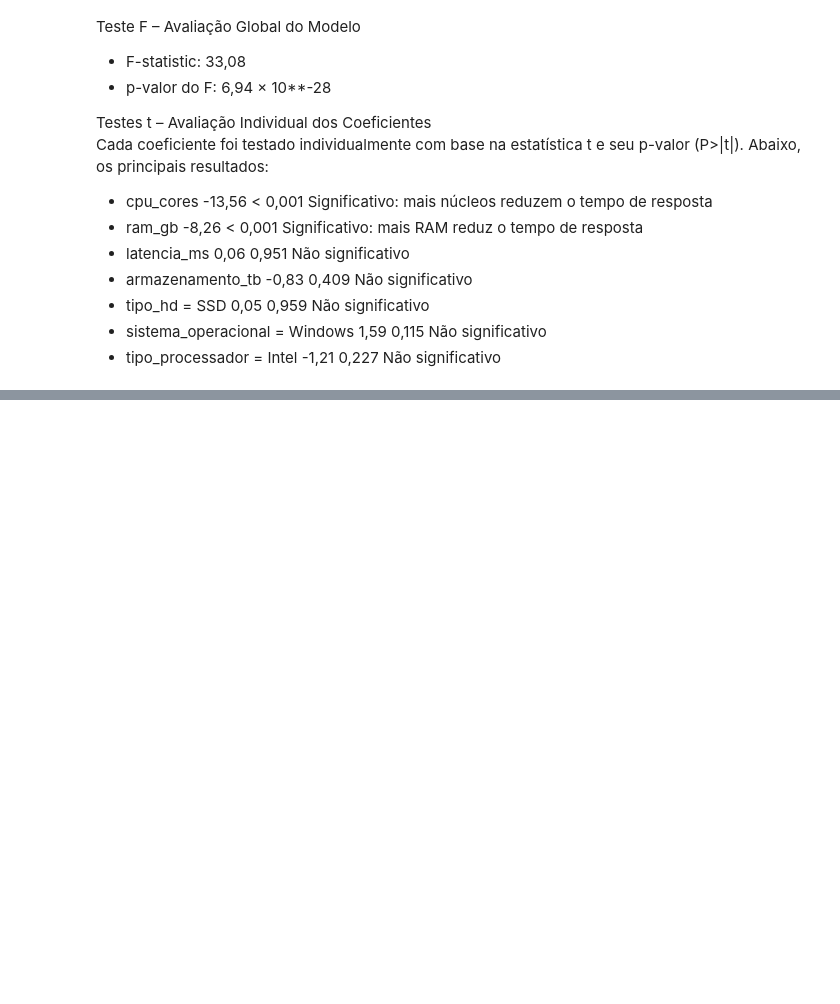
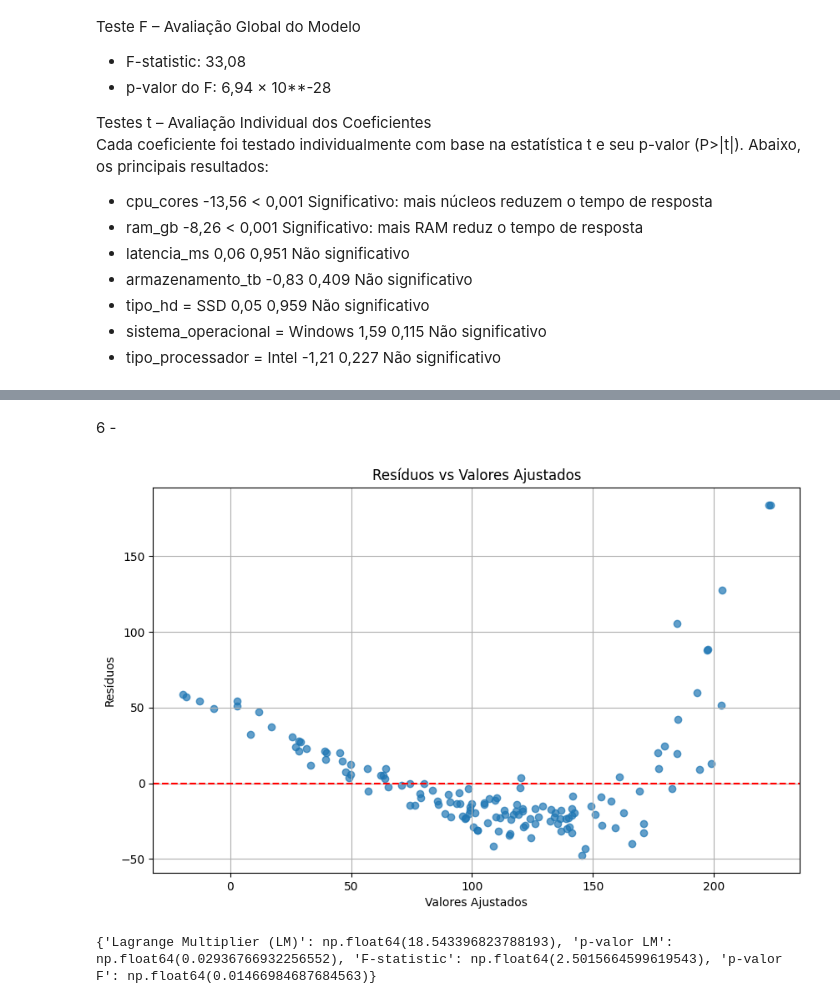
Before and after one commit to viniciusclopess/Av2_MAD_ViniciusLopes, a Jupyter notebook: AV2_MAD_ViniciusLopes.ipynb, the cells around one changed output, grey strips where cells are left out. Cells and saved outputs as stored; diff of their text form; code cells hidden in the pictures; blank space fills up the shorter version.

```diff
--- a/AV2_MAD_ViniciusLopes.ipynb
+++ b/AV2_MAD_ViniciusLopes.ipynb
@@ -124,0 +192,43 @@ Cada coeficiente foi testado individualmente com base na estatística t e seu p-
+# %% [markdown]
+6 -
+# %%
+from statsmodels.stats.diagnostic import het_breuschpagan
+
+df_clean = df.dropna(subset=[
+    'tempo_resposta', 'cpu_cores', 'ram_gb', 'latencia_ms', 'armazenamento_tb',
+    'sistema_operacional', 'tipo_hd', 'tipo_processador'
+])
+
+# tratamento
+formula = 'tempo_resposta ~ cpu_cores + ram_gb + latencia_ms + armazenamento_tb + C(sistema_operacional) + C(tipo_hd) + C(tipo_processador)'
+
+# y e X como dummies
+y, X = psy.dmatrices(formula, data=df_clean, return_type='dataframe')
+
+# ajuste do modelo
+modelo = sm.OLS(y, X).fit()
+
+# obter as varíaveis
+residuos = modelo.resid
+valores_ajustados = modelo.fittedvalues
+
+# gráfico
+plt.figure(figsize=(10, 6))
+plt.scatter(valores_ajustados, residuos, alpha=0.7)
+plt.axhline(y=0, color='red', linestyle='--')
+plt.title('Resíduos vs Valores Ajustados')
+plt.xlabel('Valores Ajustados')
+plt.ylabel('Resíduos')
+plt.grid(True)
+plt.show()
+
+# teste de Breusch-Pagan
+bp_test = het_breuschpagan(residuos, X)
+
+# resultado do teste
+labels = ['Lagrange Multiplier (LM)', 'p-valor LM', 'F-statistic', 'p-valor F']
+resultado_bp = dict(zip(labels, bp_test))
+print(resultado_bp)
+# %% [output]
+[figure, added]
+{'Lagrange Multiplier (LM)': np.float64(18.543396823788193), 'p-valor LM': np.float64(0.02936766932256552), 'F-statistic': np.float64(2.5015664599619543), 'p-valor F': np.float64(0.01466984687684563)}
```
Also changed, not shown: parts of 14 cells of this notebook.
